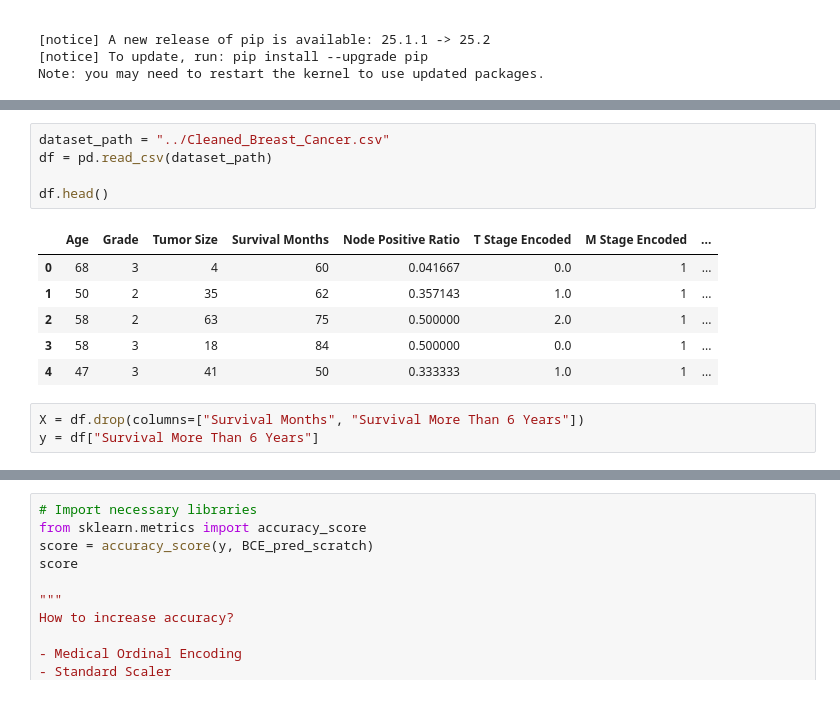
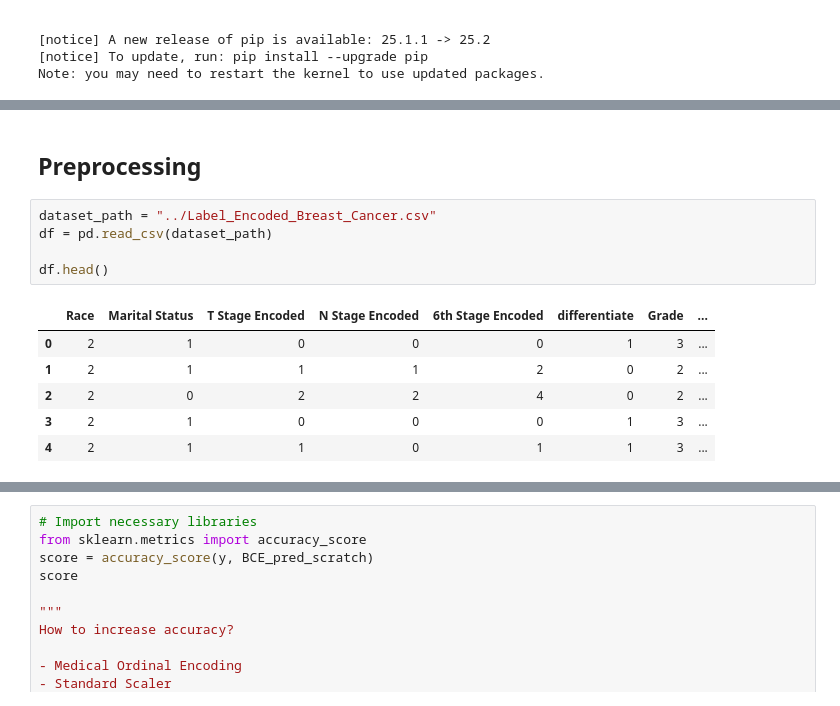
Before and after one commit to Kittonn/intro-to-ml-and-dl-project, a Jupyter notebook: supervised_classifications/logistic_regression.ipynb, the cells around one changed output, grey strips where cells are left out. Drawn from its saved outputs; the diff is of its cells as text.

```diff
--- a/supervised_classifications/logistic_regression.ipynb
+++ b/supervised_classifications/logistic_regression.ipynb
@@ -25,15 +106,14 @@ import matplotlib.pyplot as plt
+# %% [markdown]
+## Preprocessing
 # %%
-dataset_path = "../Cleaned_Breast_Cancer.csv"
+dataset_path = "../Label_Encoded_Breast_Cancer.csv"
 df = pd.read_csv(dataset_path)
 
 df.head()
 # %% [output]
-|  | Age | Grade | Tumor Size | Survival Months | Node Positive Ratio | T Stage Encoded | M Stage Encoded | ... |
-| 0 | 68 | 3 | 4 | 60 | 0.041667 | 0.0 | 1 | ... |
-| 1 | 50 | 2 | 35 | 62 | 0.357143 | 1.0 | 1 | ... |
-| 2 | 58 | 2 | 63 | 75 | 0.500000 | 2.0 | 1 | ... |
-| 3 | 58 | 3 | 18 | 84 | 0.500000 | 0.0 | 1 | ... |
-| 4 | 47 | 3 | 41 | 50 | 0.333333 | 1.0 | 1 | ... |
+|  | Race | Marital Status | T Stage Encoded | N Stage Encoded | 6th Stage Encoded | differentiate | Grade | ... |
+| 0 | 2 | 1 | 0 | 0 | 0 | 1 | 3 | ... |
+| 1 | 2 | 1 | 1 | 1 | 2 | 0 | 2 | ... |
+| 2 | 2 | 0 | 2 | 2 | 4 | 0 | 2 | ... |
+| 3 | 2 | 1 | 0 | 0 | 0 | 1 | 3 | ... |
+| 4 | 2 | 1 | 1 | 0 | 1 | 1 | 3 | ... |
-# %%
-X = df.drop(columns=["Survival Months", "Survival More Than 6 Years"])
-y = df["Survival More Than 6 Years"]
```
Also changed, not shown: parts of 17 cells of this notebook, 4 other files.
